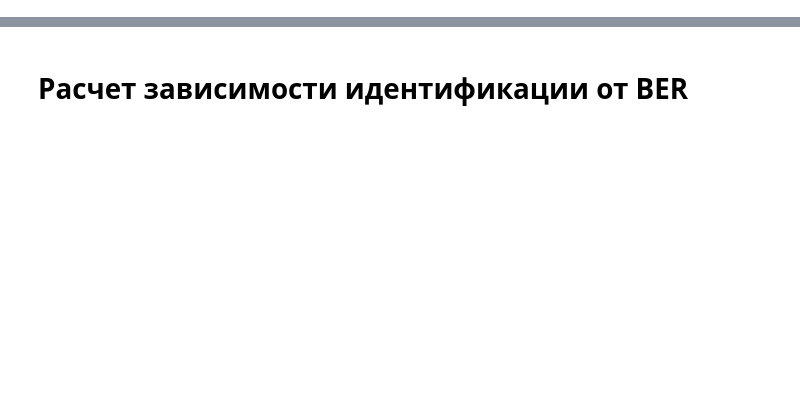
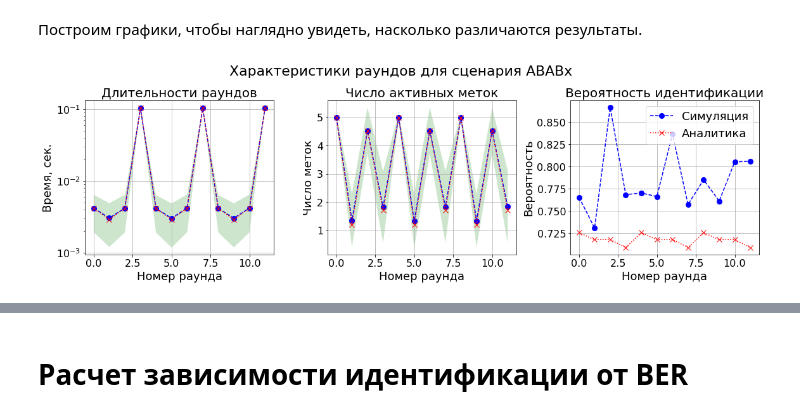
Before and after one commit to larioandr/thesis-rfidam, a Jupyter notebook: experiments/3. Simulations.ipynb, the cells around one changed output, grey strips where cells are left out. Cells and saved outputs as stored; diff of their text form; code cells hidden in the pictures; blank space fills up the shorter version.

```diff
--- a/experiments/3. Simulations.ipynb
+++ b/experiments/3. Simulations.ipynb
@@ -120,0 +233,29 @@ AVERAGE ID PROB:   0.9999999999995831
+# %%
+def simulate_round_props(scenario: str, ber: float, interval: float,
+                         n_iters: int = 3):
+    """
+    Получить оценки характеристик раундов с помощью имитационной модели.
+    """
+    params = ModelParams(
+        protocol=PROTOCOL_TID,
+        arrival_interval=interval,
+        time_in_area=TIME_IN_AREA,
+        scenario=parse_scenario(scenario),
+        ber=ber)
+
+    print(hl("* running simulations", bcolors.OKCYAN))
+    journals = [
+        simulate(params, only_id=False, n_tags=N_SIM_TAGS)
+        for _ in tqdm(range(n_iters), leave=False)
+    ]
+
+    print(hl("* rolling results", bcolors.OKCYAN))
+    size = len(params.scenario) * ROLL_SCENARIO_KOEF
+    infos = build_scenario_info(journals, size)
+
+    print(hl("OK!", bcolors.OKGREEN))
+    return {
+        'durations': infos.round_durations,
+        'n_tags': infos.num_tags_active,
+        'p_id': infos.id_probs
+    }
@@ -120,0 +343,2 @@ AVERAGE ID PROB:   0.9999999999995831
+# %% [markdown]
+Построим графики, чтобы наглядно увидеть, насколько различаются результаты.
@@ -121 +390,5 @@ AVERAGE ID PROB:   0.9999999999995831
+# %%
+plot_round_props(round_props, "ABABx", show_title=True, save=False)
+# %% [output]
+[figure, added]
 # %%
```
Also changed, not shown: parts of 45 cells of this notebook, 3 other files.
